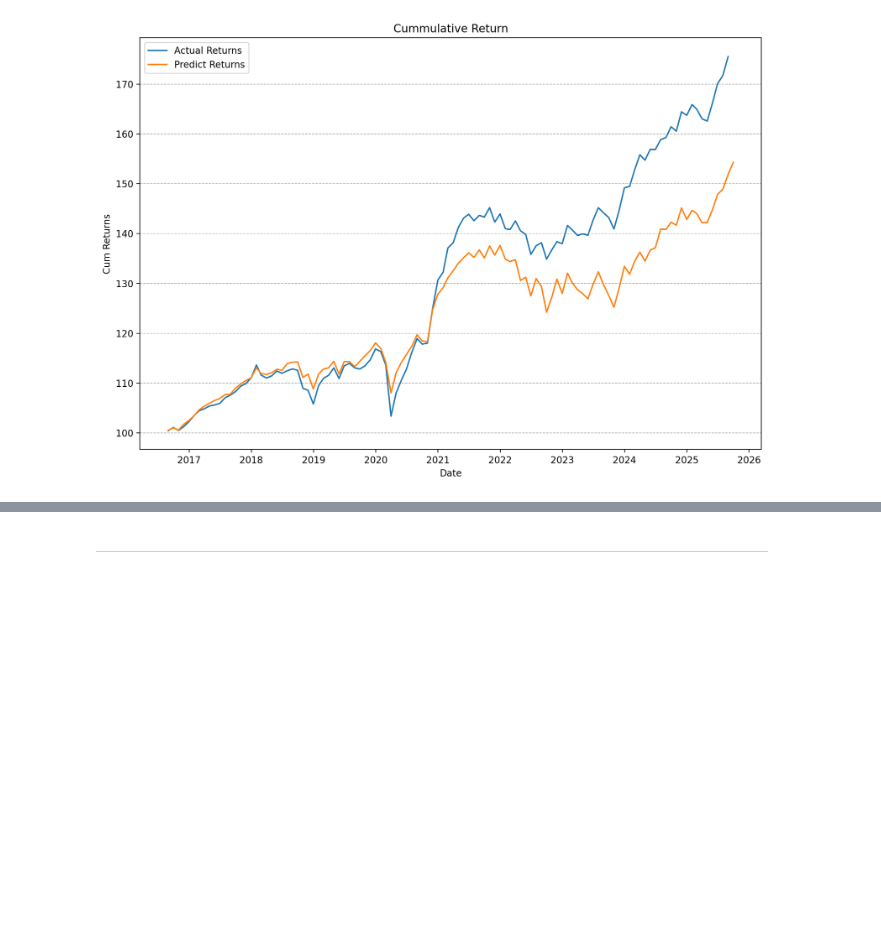
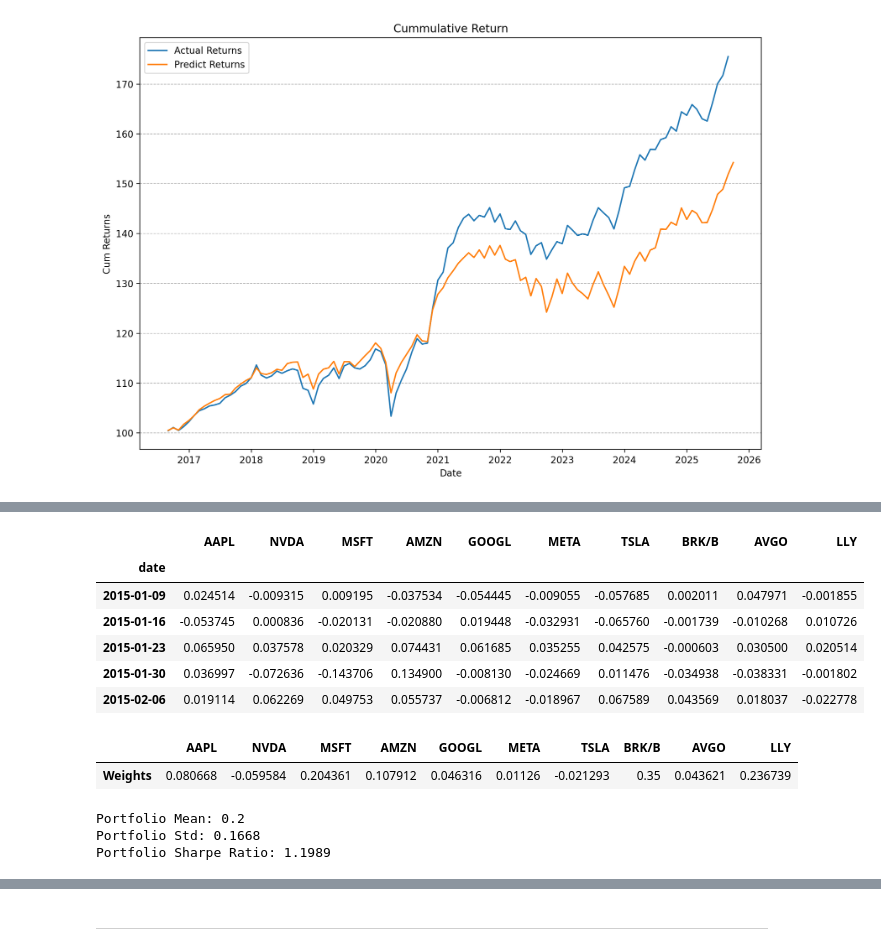
Before and after one commit to scfengv/FINM36700-Portfolio-and-Risk-Management, a Jupyter notebook: assignment/HW2.ipynb, the cells around one changed output, grey strips where cells are left out. Saved outputs shown, nothing was run; the diff lists cells and outputs as text; code cells hidden in the pictures; blank space fills up the shorter version.

```diff
--- a/assignment/HW2.ipynb
+++ b/assignment/HW2.ipynb
@@ -363,0 +408,13 @@ plt.show()
+# %%
+data = pd.read_excel("../data/spx_returns_weekly.xlsx", sheet_name = "s&p500 rets").set_index("date")
+tickers = ["AAPL", "NVDA", "MSFT", "AMZN", "GOOGL", "META", "TSLA", "BRK/B", "AVGO", "LLY"]
+df = data[tickers]
+df.head()
+# %% [output]
+|  | AAPL | NVDA | MSFT | AMZN | GOOGL | META | TSLA | BRK/B | AVGO | LLY |
+| date |  |  |  |  |  |  |  |  |  |  |
+| 2015-01-09 | 0.024514 | -0.009315 | 0.009195 | -0.037534 | -0.054445 | -0.009055 | -0.057685 | 0.002011 | 0.047971 | -0.001855 |
+| 2015-01-16 | -0.053745 | 0.000836 | -0.020131 | -0.020880 | 0.019448 | -0.032931 | -0.065760 | -0.001739 | -0.010268 | 0.010726 |
+| 2015-01-23 | 0.065950 | 0.037578 | 0.020329 | 0.074431 | 0.061685 | 0.035255 | 0.042575 | -0.000603 | 0.030500 | 0.020514 |
+| 2015-01-30 | 0.036997 | -0.072636 | -0.143706 | 0.134900 | -0.008130 | -0.024669 | 0.011476 | -0.034938 | -0.038331 | -0.001802 |
+| 2015-02-06 | 0.019114 | 0.062269 | 0.049753 | 0.055737 | -0.006812 | -0.018967 | 0.067589 | 0.043569 | 0.018037 | -0.022778 |
@@ -363,0 +448,28 @@ plt.show()
+# %%
+boundedPortOptimize = minimize(
+    objective,
+    initialWeights,
+    bounds = bounds,
+    constraints = constraints
+)
+
+boundedOptimalWeights = boundedPortOptimize.x
+result5 = pd.DataFrame({
+    "Weights": boundedOptimalWeights
+}, index = tickers)
+result5.T
+# %% [output]
+|  | AAPL | NVDA | MSFT | AMZN | GOOGL | META | TSLA | BRK/B | AVGO | LLY |
+| Weights | 0.080668 | -0.059584 | 0.204361 | 0.107912 | 0.046316 | 0.01126 | -0.021293 | 0.35 | 0.043621 | 0.236739 |
+# %%
+boundedPortfolioMean = boundedOptimalWeights @ mean
+boundedPortfolioStd = np.sqrt(boundedOptimalWeights.T @ cov @ boundedOptimalWeights)
+boundedPortfolioSharpe = boundedPortfolioMean / boundedPortfolioStd
+
+print(f"Portfolio Mean: {round(boundedPortfolioMean, 4)}")
+print(f"Portfolio Std: {round(boundedPortfolioStd, 4)}")
+print(f"Portfolio Sharpe Ratio: {round(boundedPortfolioSharpe, 4)}")
+# %% [output]
+Portfolio Mean: 0.2
+Portfolio Std: 0.1668
+Portfolio Sharpe Ratio: 1.1989
```
Also changed, not shown: parts of 15 cells of this notebook.
